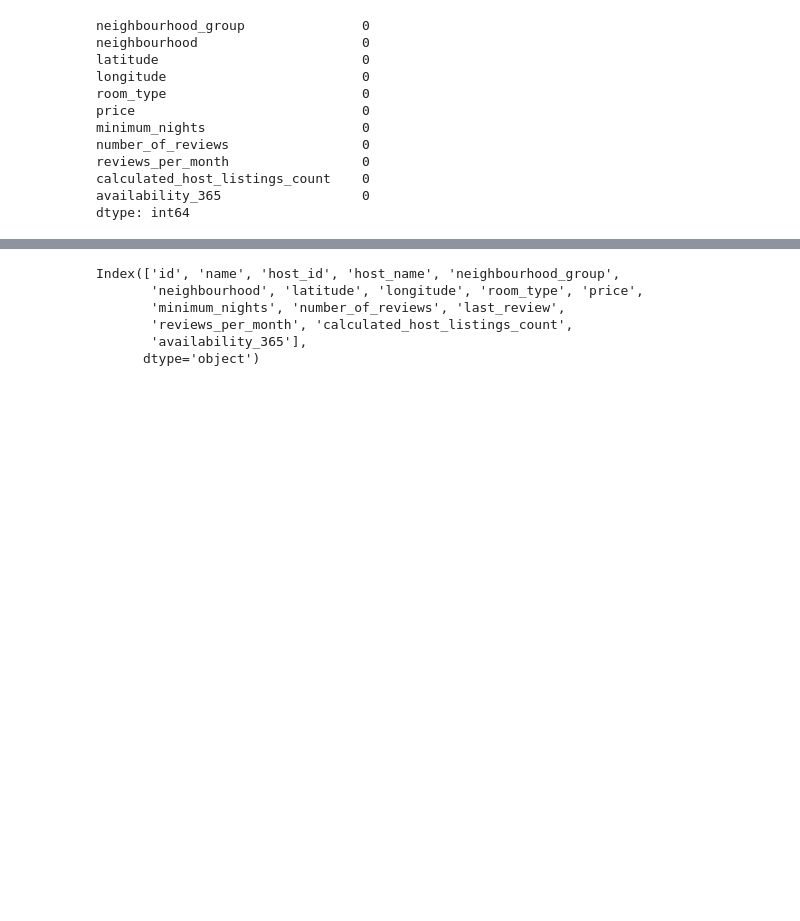
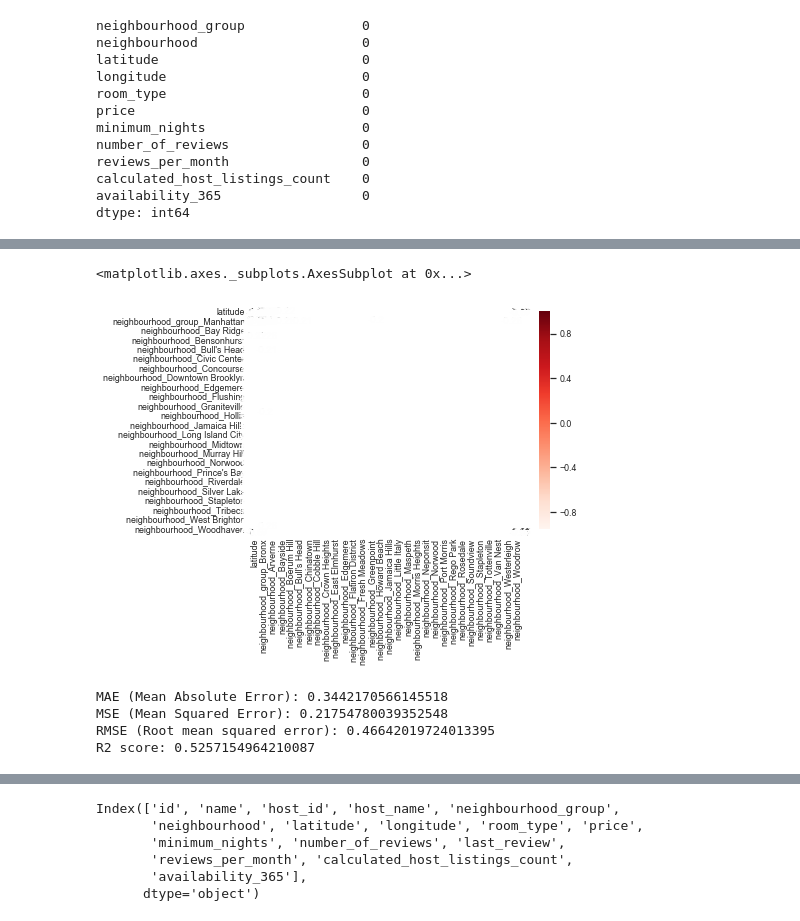
Before and after one commit to pawelmotek/Smart-pricing-airbnb-project, a Jupyter notebook: Project_airbnb_NY.ipynb, the cells around one changed output, grey strips where cells are left out. Saved outputs shown, nothing was run; the diff lists cells and outputs as text; code cells hidden in the pictures; blank space fills up the shorter version.

```diff
--- a/Project_airbnb_NY.ipynb
+++ b/Project_airbnb_NY.ipynb
@@ -182 +195,9 @@ df.head()
+# %%
+df = pd.get_dummies(df)
+df.head()
+# %%
+sns.heatmap(df.corr(), annot=True, linewidths=0.1, cmap='Reds')
+# %% [output]
+<matplotlib.axes._subplots.AxesSubplot at 0x...>
+[figure, added]
 # %%
@@ -186,0 +222,10 @@ df.head()
+# %%
+print('MAE (Mean Absolute Error): %s' %mae)
+print('MSE (Mean Squared Error): %s' %mse)
+print('RMSE (Root mean squared error): %s' %rmse)
+print('R2 score: %s' %r2)
+# %% [output]
+MAE (Mean Absolute Error): 0.3442170566145518
+MSE (Mean Squared Error): 0.21754780039352548
+RMSE (Root mean squared error): 0.46642019724013395
+R2 score: 0.5257154964210087
```
Also changed, not shown: parts of 25 cells of this notebook.
